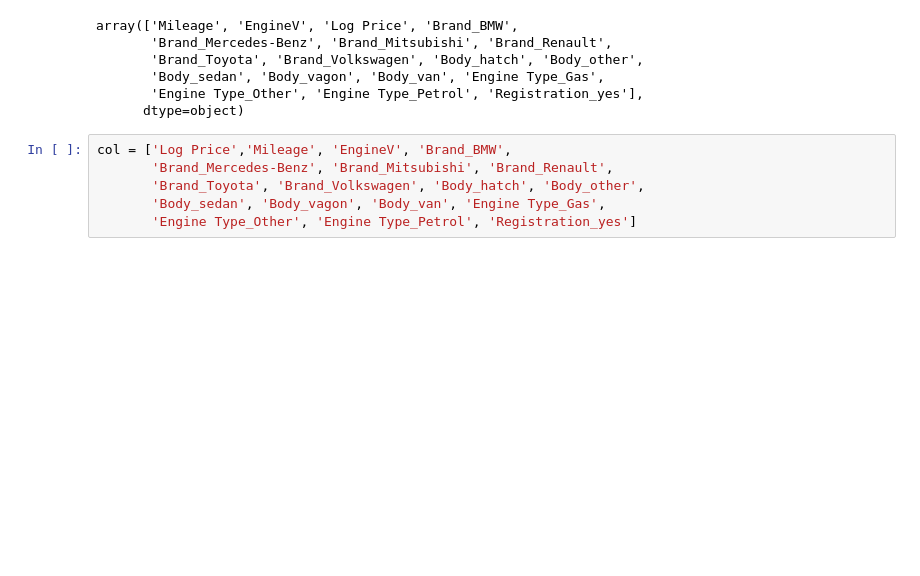
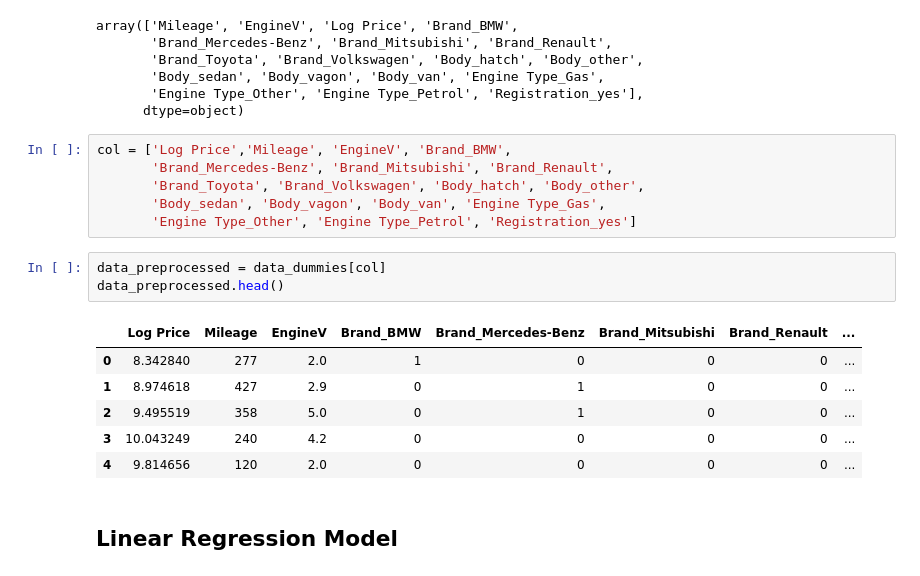
Before and after one commit to hasbiabdulmajid/LR_RealExample, a Jupyter notebook: LR_RealExample.ipynb, the cells around one changed output. Drawn from its saved outputs; the diff is of its cells as text; blank space fills up the shorter version.

```diff
--- a/LR_RealExample.ipynb
+++ b/LR_RealExample.ipynb
@@ -272,3 +272,15 @@ col = ['Log Price','Mileage', 'EngineV', 'Brand_BMW',
        'Brand_Toyota', 'Brand_Volkswagen', 'Body_hatch', 'Body_other',
        'Body_sedan', 'Body_vagon', 'Body_van', 'Engine Type_Gas',
        'Engine Type_Other', 'Engine Type_Petrol', 'Registration_yes']
+# %%
+data_preprocessed = data_dummies[col]
+data_preprocessed.head()
+# %% [output]
+|  | Log Price | Mileage | EngineV | Brand_BMW | Brand_Mercedes-Benz | Brand_Mitsubishi | Brand_Renault | ... |
+| 0 | 8.342840 | 277 | 2.0 | 1 | 0 | 0 | 0 | ... |
+| 1 | 8.974618 | 427 | 2.9 | 0 | 1 | 0 | 0 | ... |
+| 2 | 9.495519 | 358 | 5.0 | 0 | 1 | 0 | 0 | ... |
+| 3 | 10.043249 | 240 | 4.2 | 0 | 0 | 0 | 0 | ... |
+| 4 | 9.814656 | 120 | 2.0 | 0 | 0 | 0 | 0 | ... |
+# %% [markdown]
+## Linear Regression Model
```
Also changed, not shown: parts of 18 cells of this notebook.
